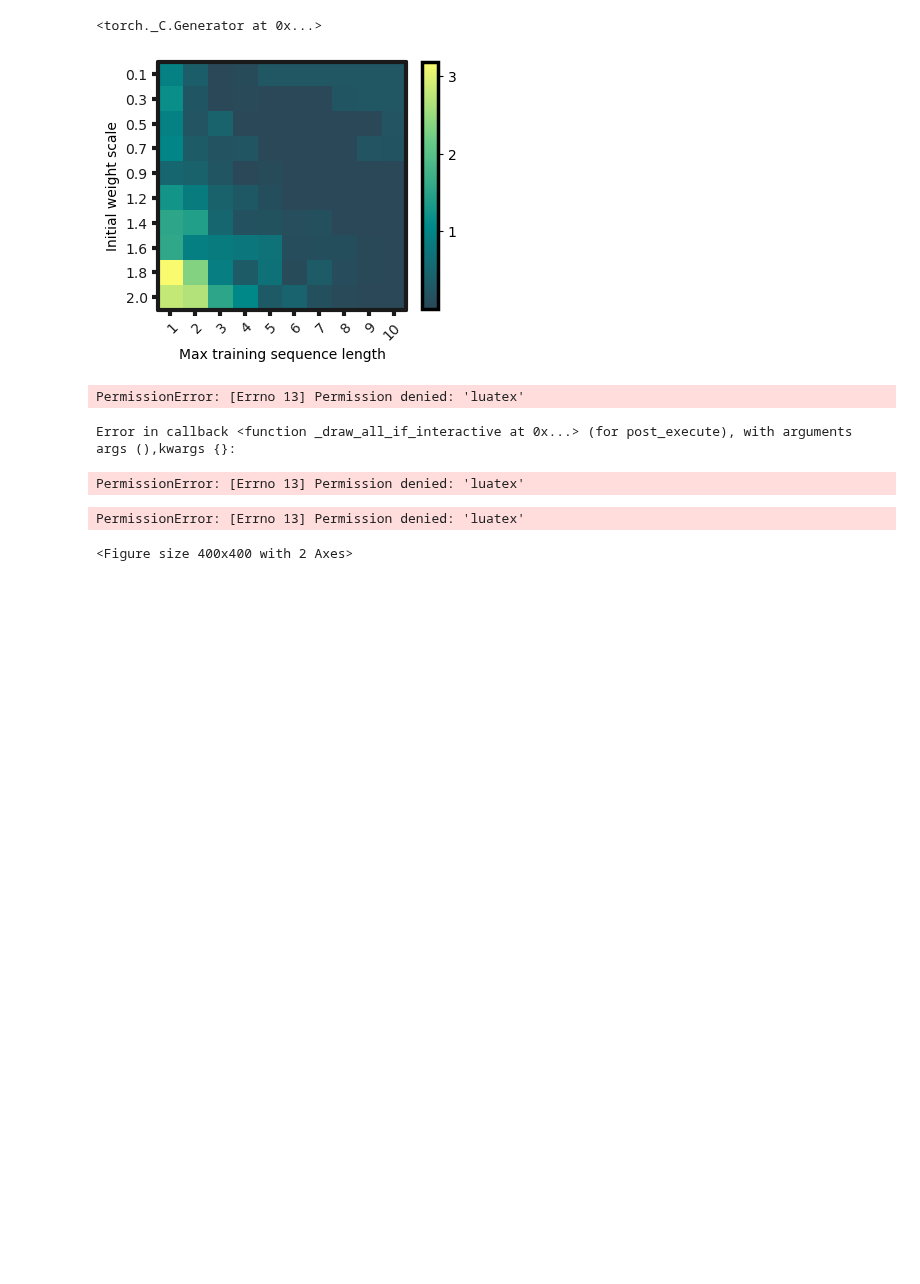
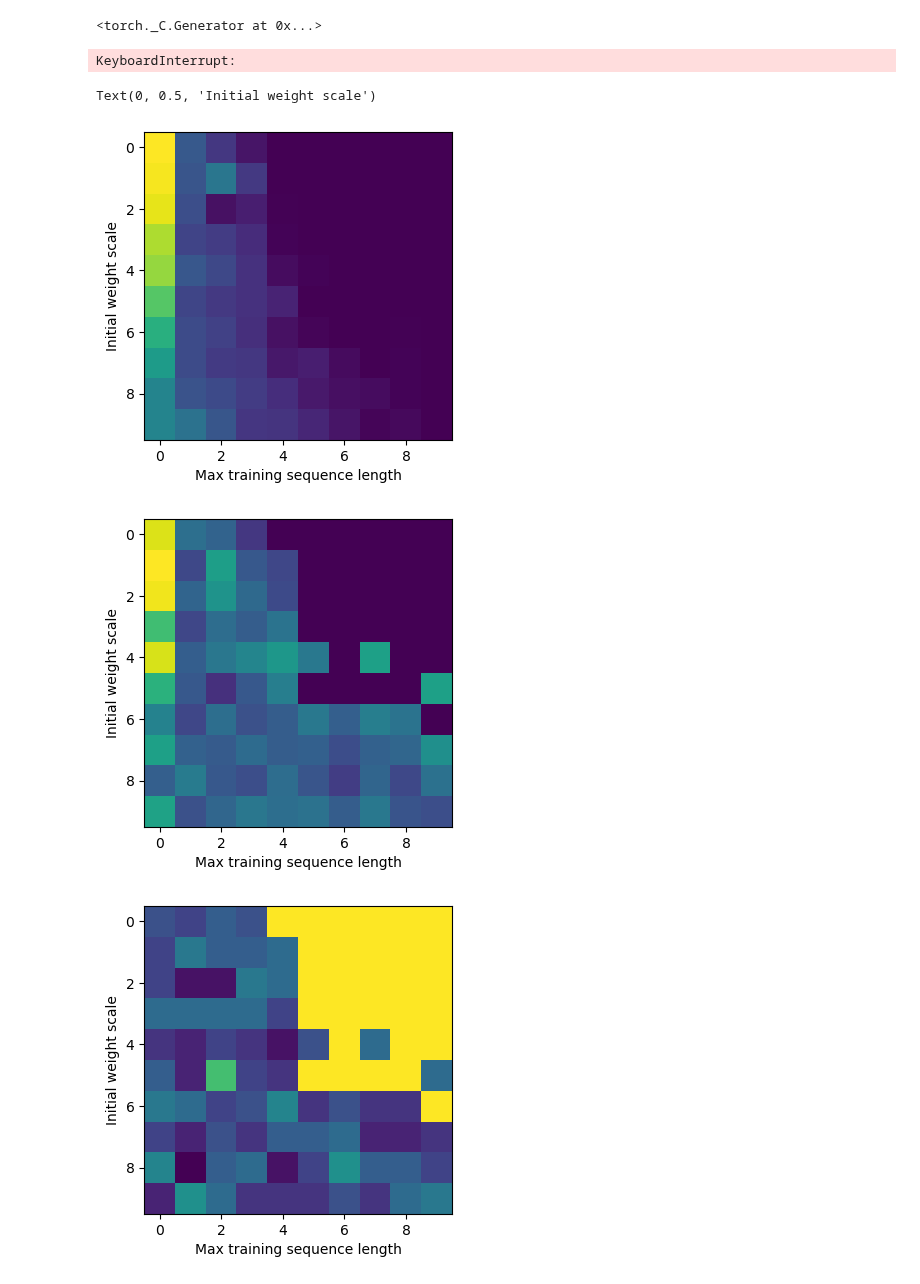
Before and after one commit to loekvanrossem/rnn_structure, a Jupyter notebook: parity/grid plot.ipynb, the cells around one changed output. Saved outputs shown, nothing was run; the diff lists cells and outputs as text; code cells hidden in the pictures; blank space fills up the shorter version.

Commit message:
fixed plotting and tuned settings

```diff
--- a/parity/grid plot.ipynb
+++ b/parity/grid plot.ipynb
@@ -40,9 +40,9 @@ torch.manual_seed(0)
 GPU not available, CPU used
 <torch._C.Generator at 0x...>
 # %%
-nonlinearity, lr, P, L, n_epochs = "tanh", 0.01, 100, 1, 1000
+nonlinearity, lr, P, L, n_epochs = "tanh", 0.0003, 100, 1, 15000
 
-N_gain, N_len = 10, 10
+N_gain, N_len = 9, 9
 max_seq_len = 10
 max_gain = 2.0
 # %%
@@ -143,7 +144,7 @@ def trial(gain, seq_len):
     return train_loss, val_loss, val_acc,n_states, is_finite, n_exit
 # %%
 gains = np.linspace(0.1, max_gain, N_gain)
-seq_lens = np.linspace(1, max_seq_len, N_len, dtype=int)
+seq_lens = np.linspace(2, max_seq_len, N_len, dtype=int)
 gain_data, seq_len_data, train_loss_data, val_loss_data,val_acc_data, n_states_data, is_finite_data, n_exit_data = [ [] for _ in range(8) ]
 
 for gain in tqdm(gains):
@@ -155,6 +156,8 @@ for gain in tqdm(gains):
             (gain, seq_len, train_loss, val_loss,val_acc, n_states, is_finite, n_exit),
         ):
             data.append(item)
+# %% [output]
+KeyboardInterrupt:
 # %%
 for data, name in zip(
     (gain_data, seq_len_data, train_loss_data, val_loss_data,val_acc_data, n_states_data, is_finite_data, n_exit_data),
@@ -167,52 +167,53 @@ n_states_norm = n_states_data/n_states_total
 # %%
+n_states_total = np.array([sum(2**i for i in range(len+1)) for len in seq_len_data])
+n_states_norm = n_states_data/n_states_total
+
 ## Plot results
-publication.set_color_gradient(2)
+# publication.set_color_gradient(2)
 
 train_loss_grid = np.array(train_loss_data).reshape(N_gain, N_len)
 fig = plt.figure(figsize=(4, 4))
 plt.imshow(train_loss_grid)
 plt.xlabel("Max training sequence length")
 plt.ylabel("Initial weight scale")
-publication.im_show(colorbar=True, x_labels=seq_lens,y_labels=np.around(gains, 1),save_path="plots/train_loss_grid")
+# publication.im_show(colorbar=True, x_labels=seq_lens,y_labels=np.around(gains, 1),save_path="plots/train_loss_grid")
 
 val_loss_grid = np.array(val_loss_data).reshape(N_gain, N_len)
 fig = plt.figure(figsize=(4, 4))
 plt.imshow(val_loss_grid)
 plt.xlabel("Max training sequence length")
 plt.ylabel("Initial weight scale")
-publication.im_show(colorbar=True, x_labels=seq_lens,y_labels=np.around(gains, 1),save_path="plots/val_loss_grid")
+# publication.im_show(colorbar=True, x_labels=seq_lens,y_labels=np.around(gains, 1),save_path="plots/val_loss_grid")
 
 val_acc_grid = np.array(val_acc_data).reshape(N_gain, N_len)
 fig = plt.figure(figsize=(4, 4))
 plt.imshow(val_acc_grid)
 plt.xlabel("Max training sequence length")
 plt.ylabel("Initial weight scale")
-publication.im_show(colorbar=True, x_labels=seq_lens,y_labels=np.around(gains, 1),save_path="plots/val_acc_grid")
+# publication.im_show(colorbar=True, x_labels=seq_lens,y_labels=np.around(gains, 1),save_path="plots/val_acc_grid")
 
 n_states_grid = np.array(n_states_data).reshape(N_gain, N_len)
 fig = plt.figure(figsize=(4, 4))
 plt.imshow(n_states_grid)
 plt.xlabel("Max training sequence length")
 plt.ylabel("Initial weight scale")
-publication.im_show(colorbar=True, x_labels=seq_lens,y_labels=np.around(gains, 1),save_path="plots/n_states_grid")
+# publication.im_show(colorbar=True, x_labels=seq_lens,y_labels=np.around(gains, 1),save_path="plots/n_states_grid")
 
 n_exit_grid = np.array(n_exit_data).reshape(N_gain, N_len)
 fig = plt.figure(figsize=(4, 4))
 plt.imshow(n_exit_grid)
 plt.xlabel("Max training sequence length")
 plt.ylabel("Initial weight scale")
-publication.im_show(colorbar=True, x_labels=seq_lens,y_labels=np.around(gains, 1),save_path="plots/n_exit_grid")
+# publication.im_show(colorbar=True, x_labels=seq_lens,y_labels=np.around(gains, 1),save_path="plots/n_exit_grid")
 
 is_finite_grid = np.array(is_finite_data).reshape(N_gain, N_len)
 fig = plt.figure(figsize=(4, 4))
 plt.imshow(is_finite_grid)
 plt.xlabel("Max training sequence length")
 plt.ylabel("Initial weight scale")
-publication.im_show(colorbar=True, x_labels=seq_lens,y_labels=np.around(gains, 1),save_path="plots/is_finite_grid")
+# publication.im_show(colorbar=True, x_labels=seq_lens,y_labels=np.around(gains, 1),save_path="plots/is_finite_grid")
 # %% [output]
+Text(0, 0.5, 'Initial weight scale')
-[figure, old version]
+[figure, new version]
-PermissionError: [Errno 13] Permission denied: 'luatex'
-Error in callback <function _draw_all_if_interactive at 0x...> (for post_execute), with arguments args (),kwargs {}:
-PermissionError: [Errno 13] Permission denied: 'luatex'
-PermissionError: [Errno 13] Permission denied: 'luatex'
-<Figure size 400x400 with 2 Axes>
+[figure, added]
+[figure, added]
```
Also changed, not shown: parts of 5 cells of this notebook.
